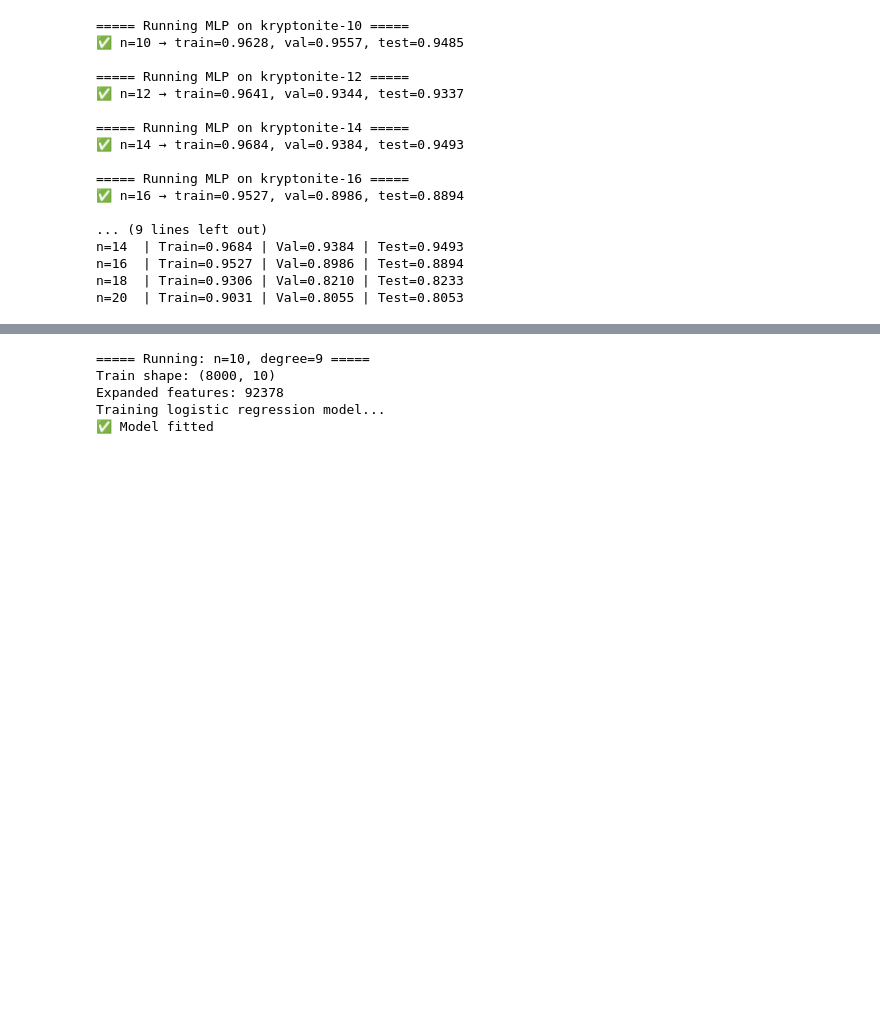
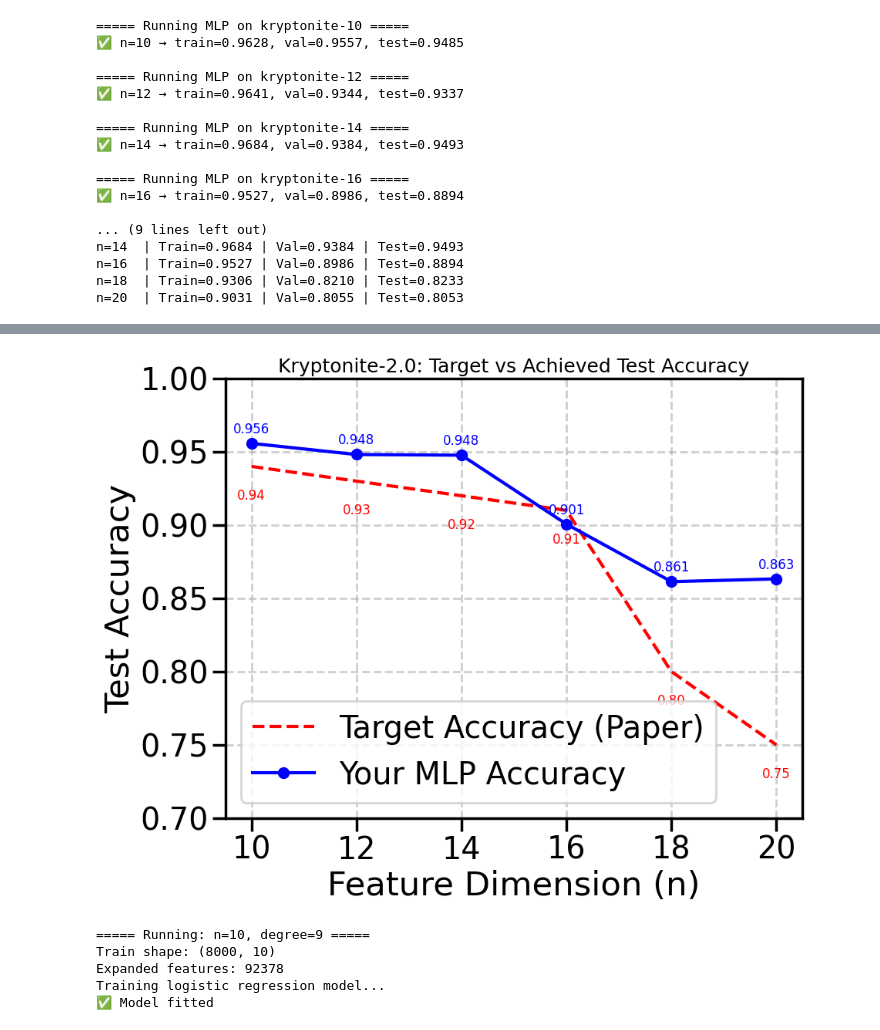
Before and after one commit to GiannisKitsos/Kryptonite-2, a Jupyter notebook: PolynomialLogisticRegression copy.ipynb, the cells around one changed output, grey strips where cells are left out. Saved outputs shown, nothing was run; the diff lists cells and outputs as text; code cells hidden in the pictures; blank space fills up the shorter version.

Commit message:
add plots and xgboost

```diff
--- a/PolynomialLogisticRegression copy.ipynb
+++ b/PolynomialLogisticRegression copy.ipynb
@@ -301,6 +301,10 @@ for n in possible_n_vals:
     X_train, X_temp, y_train, y_temp = train_test_split(X, y, test_size=0.4, random_state=42)
     X_val, X_test, y_val, y_test = train_test_split(X_temp, y_temp, test_size=0.5, random_state=42)
 
+    print(
+    f"Data shapes -> X_train: {X_train.shape}, y_train: {y_train.shape}, X_val: {X_val.shape}, y_val: {y_val.shape}, X_test: {X_test.shape}, y_test: {y_test.shape}"
+    )
+
     scaler = StandardScaler()
     X_train = scaler.fit_transform(X_train)
     X_val = scaler.transform(X_val)
@@ -308,15 +312,17 @@ for n in possible_n_vals:
 
     # Define 2-layer MLP
     mlp = MLPClassifier(
-        hidden_layer_sizes=(64,32),
+        hidden_layer_sizes=(64, 64, 32),
         activation='relu',
         solver='adam',
         max_iter=500,
-        alpha=1e-4,
+        alpha=0.1,
         random_state=42,
         verbose=False,
-        learning_rate_init=0.005,
-        # learning_rate='adaptive'
+        learning_rate_init=0.001,
+        batch_size=128,
+        early_stopping=True,
+        n_iter_no_change=50
     )
 
     # Train
@@ -352,3 +502,39 @@ for r in results:
+# %%
+import matplotlib.pyplot as plt
+import seaborn as sns
+
+# Target accuracies from the Kryptonite paper
+target_acc = [0.94, 0.93, 0.92, 0.91, 0.80, 0.75]
+
+# Extract your results
+n_values = [r['n'] for r in results]
+my_acc = [r['test_acc'] for r in results]
+
+# Plot
+sns.set_context("poster", font_scale=1.3)
+plt.figure(figsize=(10, 8))
+
+plt.plot(n_values, target_acc, 'r--', linewidth=3, label="Target Accuracy (Paper)")
+plt.plot(n_values, my_acc, 'bo-', linewidth=3, markersize=10, label="Your MLP Accuracy")
+
+# Annotate each point
+for n, acc in zip(n_values, my_acc):
+    plt.text(n, acc + 0.005, f"{acc:.3f}", ha='center', va='bottom', color='b', fontsize=12)
+for n, acc in zip(n_values, target_acc):
+    plt.text(n, acc - 0.015, f"{acc:.2f}", ha='center', va='top', color='r', fontsize=12)
+
+# Aesthetics
+plt.title("Kryptonite-2.0: Target vs Achieved Test Accuracy", fontsize=18)
+plt.xlabel("Feature Dimension (n)")
+plt.ylabel("Test Accuracy")
+plt.ylim(0.7, 1.0)
+plt.grid(True, linestyle='--', alpha=0.6)
+plt.legend()
+plt.tight_layout()
+
+plt.show()
+# %% [output]
+[figure, added]
 # %%
 import numpy as np
 from sklearn.model_selection import train_test_split
```
Also changed, not shown: parts of 2 cells of this notebook, 1 other file.
